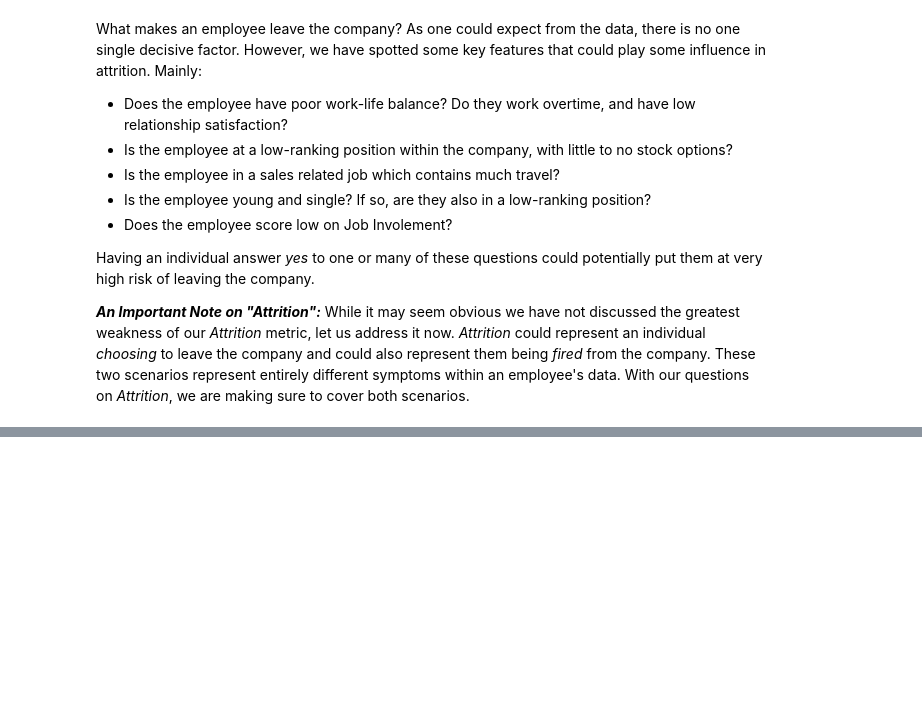
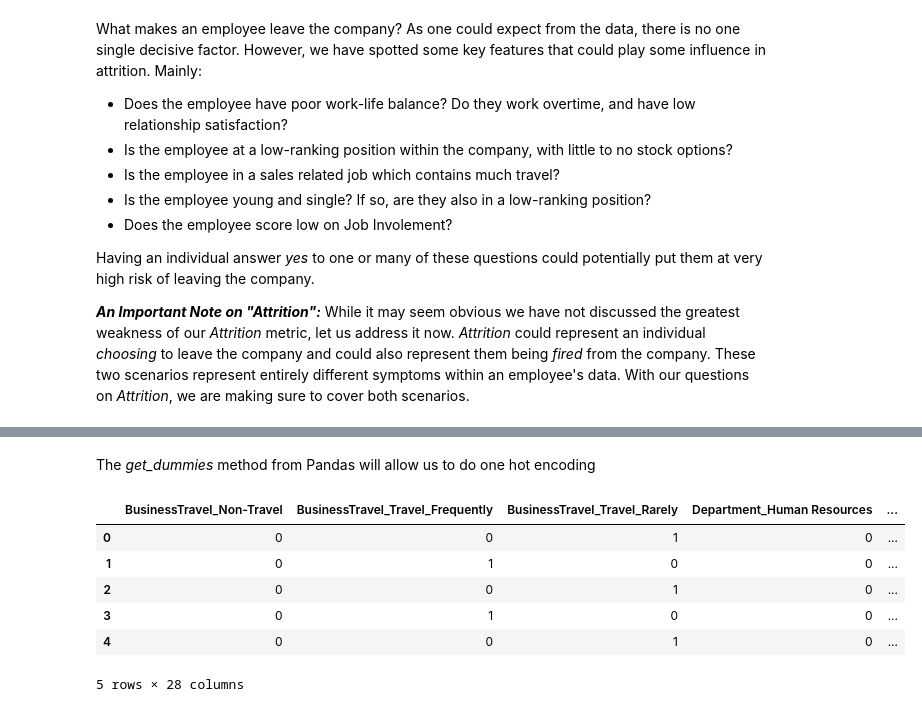
Before and after one commit to apollopower/machine-learning-concepts-review, a Jupyter notebook: practice/ibm/ibm_notebook.ipynb, the cells around one changed output, grey strips where cells are left out. Cells and saved outputs as stored; diff of their text form; code cells hidden in the pictures; blank space fills up the shorter version.

```diff
--- a/practice/ibm/ibm_notebook.ipynb
+++ b/practice/ibm/ibm_notebook.ipynb
@@ -225,0 +259,2 @@ __*An Important Note on "Attrition":*__ While it may seem obvious we have not di
+# %% [markdown]
+The *get_dummies* method from Pandas will allow us to do one hot encoding
@@ -225,0 +264,10 @@ __*An Important Note on "Attrition":*__ While it may seem obvious we have not di
+# %%
+df_object.head()
+# %% [output]
+|  | BusinessTravel_Non-Travel | BusinessTravel_Travel_Frequently | BusinessTravel_Travel_Rarely | Department_Human Resources | ... |
+| 0 | 0 | 0 | 1 | 0 | ... |
+| 1 | 0 | 1 | 0 | 0 | ... |
+| 2 | 0 | 0 | 1 | 0 | ... |
+| 3 | 0 | 1 | 0 | 0 | ... |
+| 4 | 0 | 0 | 1 | 0 | ... |
+5 rows × 28 columns
```
Also changed, not shown: parts of 38 cells of this notebook.
